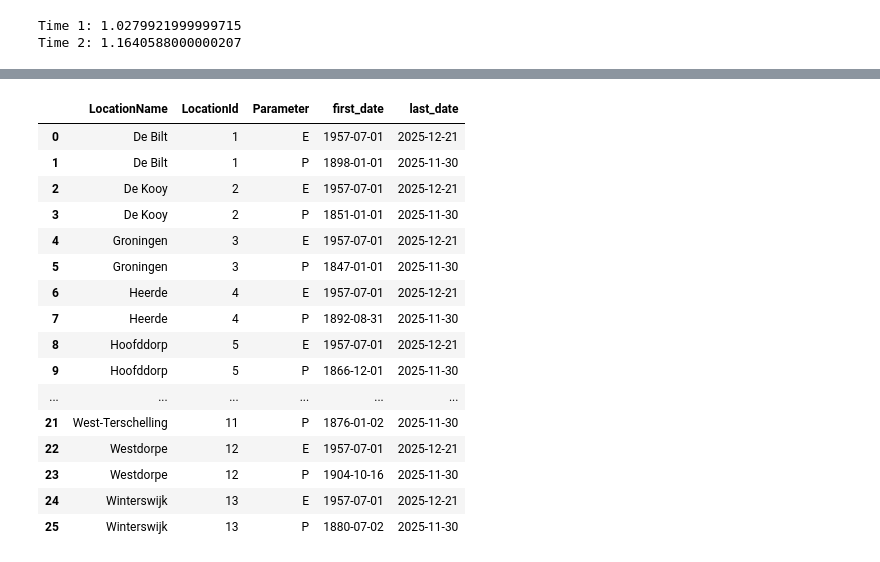
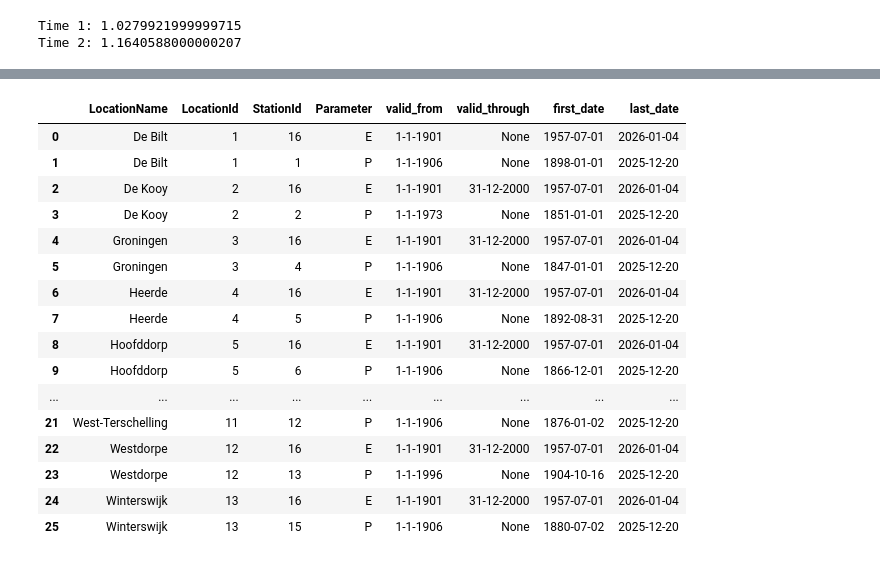
Before and after one commit to mvandenbrink-git/knmi-p13, a Jupyter notebook: Oefenen en proberen.ipynb, the cells around one changed output, grey strips where cells are left out. Drawn from its saved outputs; the diff is of its cells as text; code cells hidden in the pictures.

```diff
--- a/Oefenen en proberen.ipynb
+++ b/Oefenen en proberen.ipynb
@@ -127,0 +163,5 @@ res3.set_index('StationId').sort_index()
+# %%
+with sqlite3.connect(db.db_path) as conn:
+    res3 = pd.read_sql_query(db.qry_stations,conn)
+
+res3.set_index('StationId').sort_index()
@@ -128,41 +187,41 @@ res3.set_index('StationId').sort_index()
 # %%
 #qry4 =  '''SELECT LocationName, KNMI_data.Parameter , StationId, date(min(Timestamp)) AS first_date, date(max(Timestamp)) AS last_date
 #                            FROM KNMI_data
 #                              RIGHT JOIN (P13_Locations RIGHT JOIN locations_stations USING (LocationId))
 #                             USING (StationID)
 #                            ;
 #                     '''
 
 qry4 =  '''SELECT LocationId, locations_stations.StationId, date(min(Timestamp)) AS first_date, date(max(Timestamp)) AS last_date
                             FROM locations_stations
                               INNER JOIN KNMI_data ON locations_stations.StationId = KNMI_data.StationId
                               GROUP BY LocationId, locations_stations.StationId;'''
 
-qry5 = '''SELECT LocationName, locations_stations.LocationId, locations_stations.Parameter, date(min(Timestamp)) AS first_date, date(max(Timestamp)) AS last_date
+qry5 = '''SELECT LocationName, locations_stations.LocationId, locations_stations.StationId,locations_stations.Parameter, locations_stations.valid_from, locations_stations.valid_through ,date(min(Timestamp)) AS first_date, date(max(Timestamp)) AS last_date
           FROM P13_locations
            INNER JOIN (locations_stations INNER JOIN KNMI_data ON locations_stations.Parameter = KNMI_data.Parameter AND locations_stations.StationId=KNMI_data.StationId) B
             ON P13_locations.LocationId = B.LocationId
           GROUP BY P13_locations.LocationId, B.Parameter;'''
 
 with sqlite3.connect(db.db_path) as conn:
     res4 = pd.read_sql_query(qry5,conn)
 
 res4
 # %% [output]
-|  | LocationName | LocationId | Parameter | first_date | last_date |
-| 0 | De Bilt | 1 | E | 1957-07-01 | 2025-12-21 |
-| 1 | De Bilt | 1 | P | 1898-01-01 | 2025-11-30 |
-| 2 | De Kooy | 2 | E | 1957-07-01 | 2025-12-21 |
-| 3 | De Kooy | 2 | P | 1851-01-01 | 2025-11-30 |
-| 4 | Groningen | 3 | E | 1957-07-01 | 2025-12-21 |
-| 5 | Groningen | 3 | P | 1847-01-01 | 2025-11-30 |
-| 6 | Heerde | 4 | E | 1957-07-01 | 2025-12-21 |
-| 7 | Heerde | 4 | P | 1892-08-31 | 2025-11-30 |
-| 8 | Hoofddorp | 5 | E | 1957-07-01 | 2025-12-21 |
-| 9 | Hoofddorp | 5 | P | 1866-12-01 | 2025-11-30 |
-| ... | ... | ... | ... | ... | ... |
-| 21 | West-Terschelling | 11 | P | 1876-01-02 | 2025-11-30 |
-| 22 | Westdorpe | 12 | E | 1957-07-01 | 2025-12-21 |
-| 23 | Westdorpe | 12 | P | 1904-10-16 | 2025-11-30 |
-| 24 | Winterswijk | 13 | E | 1957-07-01 | 2025-12-21 |
-| 25 | Winterswijk | 13 | P | 1880-07-02 | 2025-11-30 |
+|  | LocationName | LocationId | StationId | Parameter | valid_from | valid_through | first_date | last_date |
+| 0 | De Bilt | 1 | 16 | E | 1-1-1901 | None | 1957-07-01 | 2026-01-04 |
+| 1 | De Bilt | 1 | 1 | P | 1-1-1906 | None | 1898-01-01 | 2025-12-20 |
+| 2 | De Kooy | 2 | 16 | E | 1-1-1901 | 31-12-2000 | 1957-07-01 | 2026-01-04 |
+| 3 | De Kooy | 2 | 2 | P | 1-1-1973 | None | 1851-01-01 | 2025-12-20 |
+| 4 | Groningen | 3 | 16 | E | 1-1-1901 | 31-12-2000 | 1957-07-01 | 2026-01-04 |
+| 5 | Groningen | 3 | 4 | P | 1-1-1906 | None | 1847-01-01 | 2025-12-20 |
+| 6 | Heerde | 4 | 16 | E | 1-1-1901 | 31-12-2000 | 1957-07-01 | 2026-01-04 |
+| 7 | Heerde | 4 | 5 | P | 1-1-1906 | None | 1892-08-31 | 2025-12-20 |
+| 8 | Hoofddorp | 5 | 16 | E | 1-1-1901 | 31-12-2000 | 1957-07-01 | 2026-01-04 |
+| 9 | Hoofddorp | 5 | 6 | P | 1-1-1906 | None | 1866-12-01 | 2025-12-20 |
+| ... | ... | ... | ... | ... | ... | ... | ... | ... |
+| 21 | West-Terschelling | 11 | 12 | P | 1-1-1906 | None | 1876-01-02 | 2025-12-20 |
+| 22 | Westdorpe | 12 | 16 | E | 1-1-1901 | 31-12-2000 | 1957-07-01 | 2026-01-04 |
+| 23 | Westdorpe | 12 | 13 | P | 1-1-1996 | None | 1904-10-16 | 2025-12-20 |
+| 24 | Winterswijk | 13 | 16 | E | 1-1-1901 | 31-12-2000 | 1957-07-01 | 2026-01-04 |
+| 25 | Winterswijk | 13 | 15 | P | 1-1-1906 | None | 1880-07-02 | 2025-12-20 |
```
Also changed, not shown: parts of 13 cells of this notebook, 6 other files.
